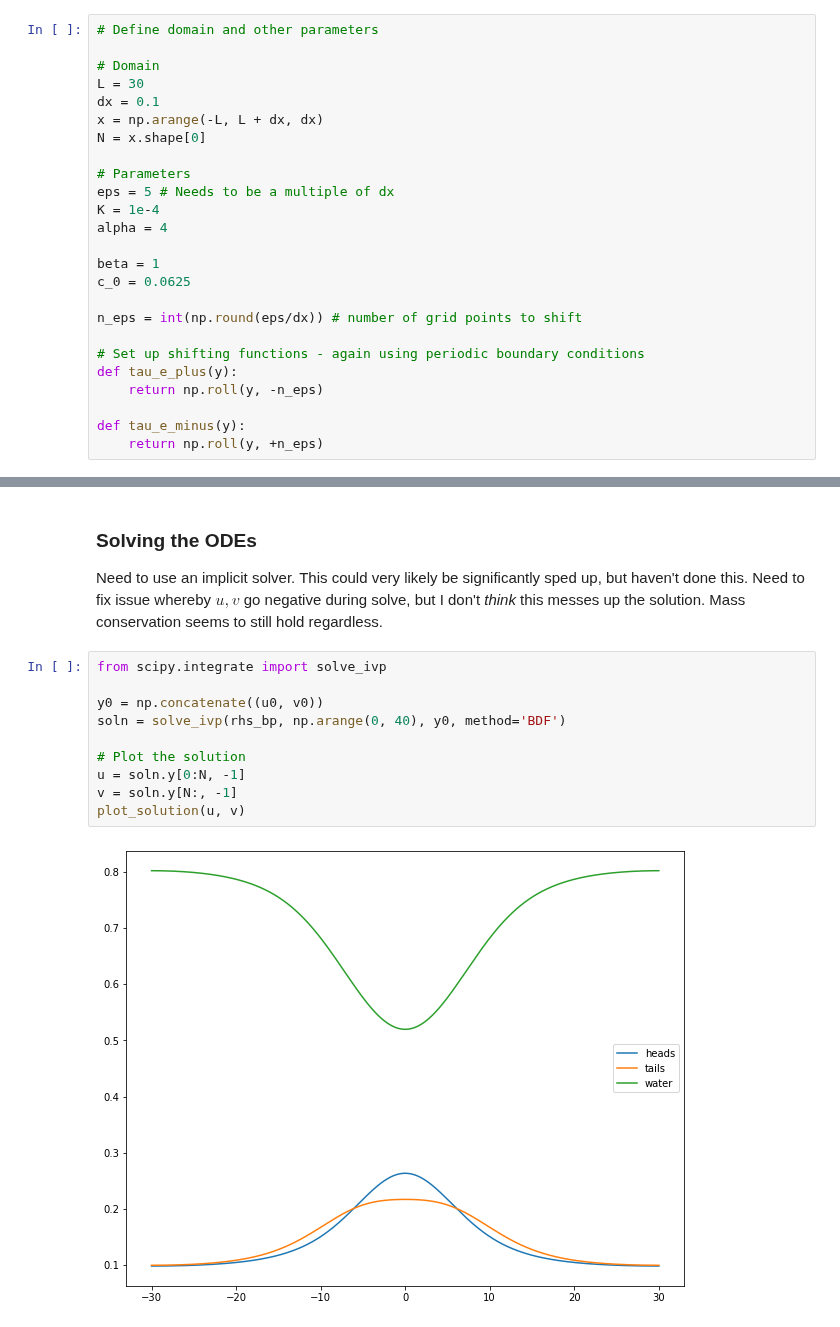
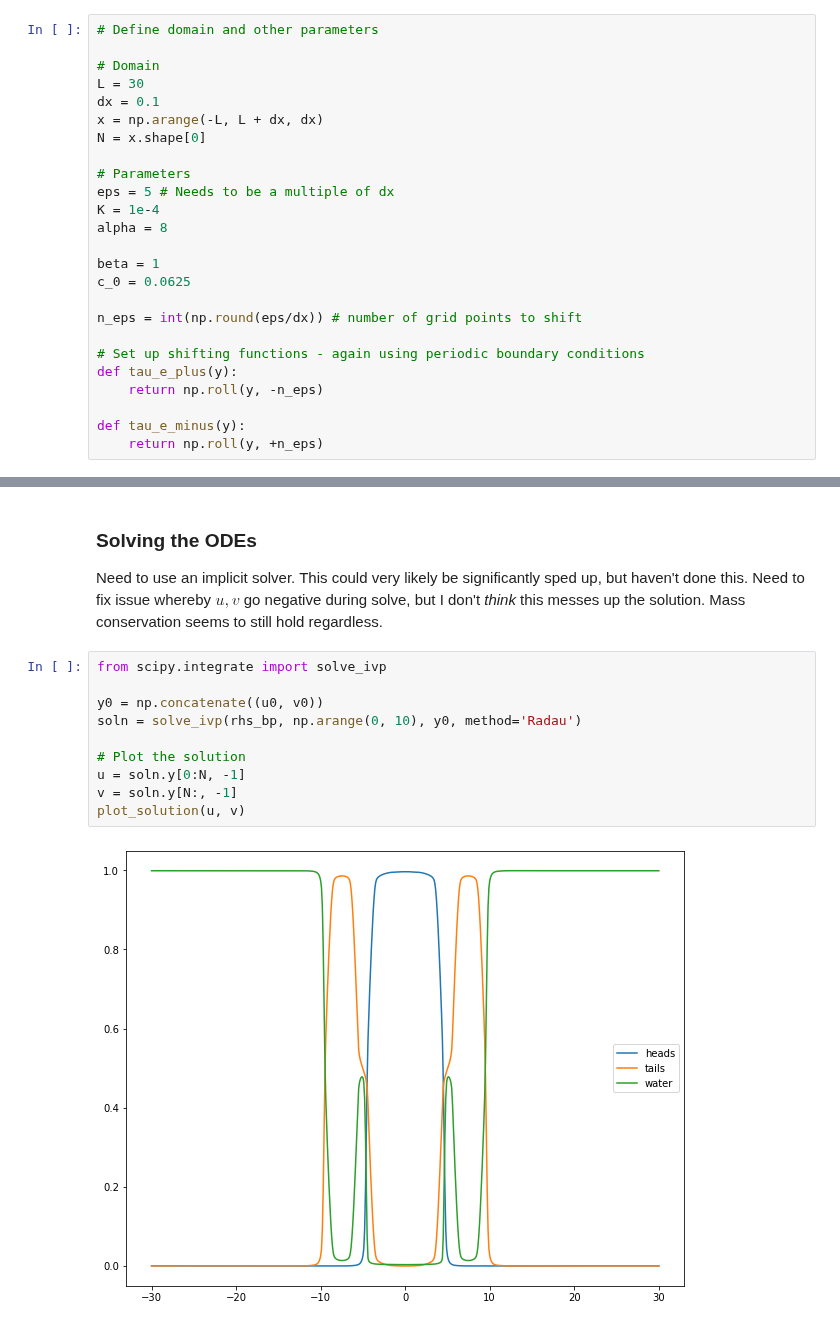
Before and after one commit to rgbrown/lipids, a Jupyter notebook: notebooks/1D Lipids.ipynb, the cells around one changed output, grey strips where cells are left out. Cells and saved outputs as stored; diff of their text form.

```diff
--- a/notebooks/1D Lipids.ipynb
+++ b/notebooks/1D Lipids.ipynb
@@ -118,7 +118,7 @@ N = x.shape[0]
 # Parameters
 eps = 5 # Needs to be a multiple of dx
 K = 1e-4
-alpha = 4
+alpha = 8
 
 beta = 1
 c_0 = 0.0625
@@ -215,15 +215,15 @@ Need to use an implicit solver. This could very likely be significantly sped up,
 # %%
 from scipy.integrate import solve_ivp
 
 y0 = np.concatenate((u0, v0))
-soln = solve_ivp(rhs_bp, np.arange(0, 40), y0, method='BDF')
+soln = solve_ivp(rhs_bp, np.arange(0, 10), y0, method='Radau')
 
 # Plot the solution
 u = soln.y[0:N, -1]
 v = soln.y[N:, -1]
 plot_solution(u, v)
 # %% [output]
-[figure, old version]
+[figure, new version]
 # %%
 def plot_solution_by_index(soln, idx):
     u = soln.y[0:N, idx]
```
Also changed, not shown: parts of 1 cell of this notebook.
